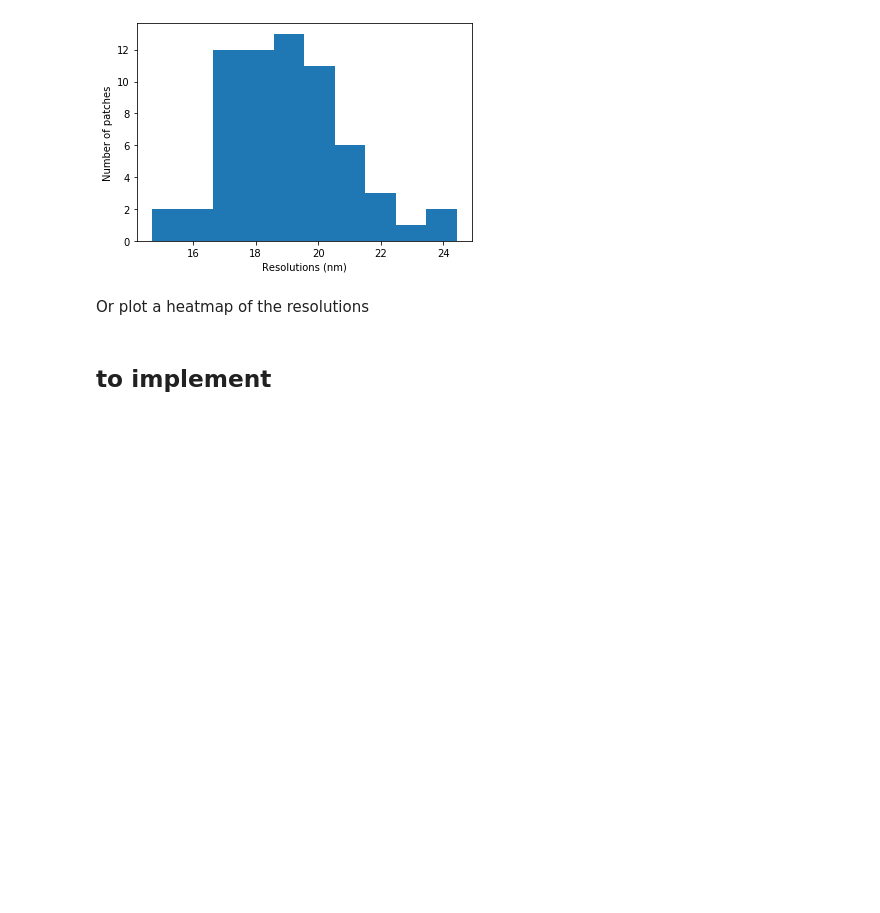
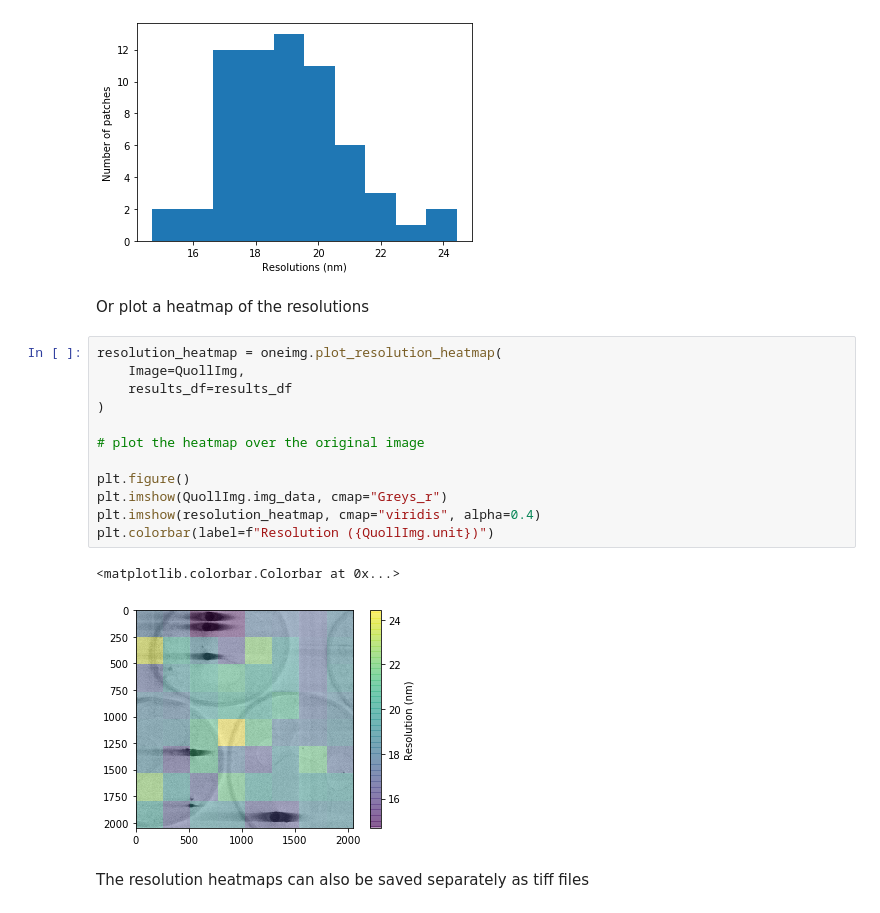
Before and after one commit to rosalindfranklininstitute/quoll, a Jupyter notebook: examples/oneimage_FRC.ipynb, the cells around one changed output. Drawn from its saved outputs; the diff is of its cells as text; blank space fills up the shorter version.

Commit message:
Include heatmap plotting in example

```diff
--- a/examples/oneimage_FRC.ipynb
+++ b/examples/oneimage_FRC.ipynb
@@ -110,5 +111,20 @@ Text(0, 0.5, 'Number of patches')
 [figure]
 # %% [markdown]
 Or plot a heatmap of the resolutions
-# %% [markdown]
-## to implement
+# %%
+resolution_heatmap = oneimg.plot_resolution_heatmap(
+    Image=QuollImg,
+    results_df=results_df
+)
+
+# plot the heatmap over the original image
+
+plt.figure()
+plt.imshow(QuollImg.img_data, cmap="Greys_r")
+plt.imshow(resolution_heatmap, cmap="viridis", alpha=0.4)
+plt.colorbar(label=f"Resolution ({QuollImg.unit})")
+# %% [output]
+<matplotlib.colorbar.Colorbar at 0x...>
+[figure, added]
+# %% [markdown]
+The resolution heatmaps can also be saved separately as tiff files
```
Also changed, not shown: parts of 2 cells of this notebook.
